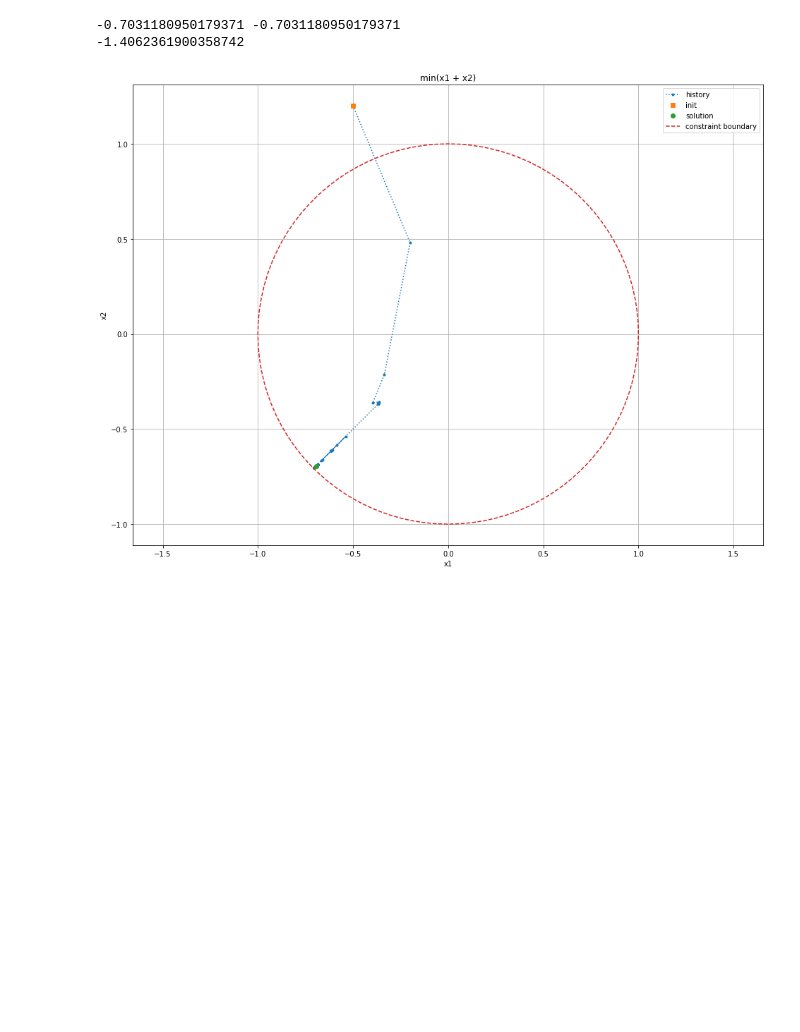
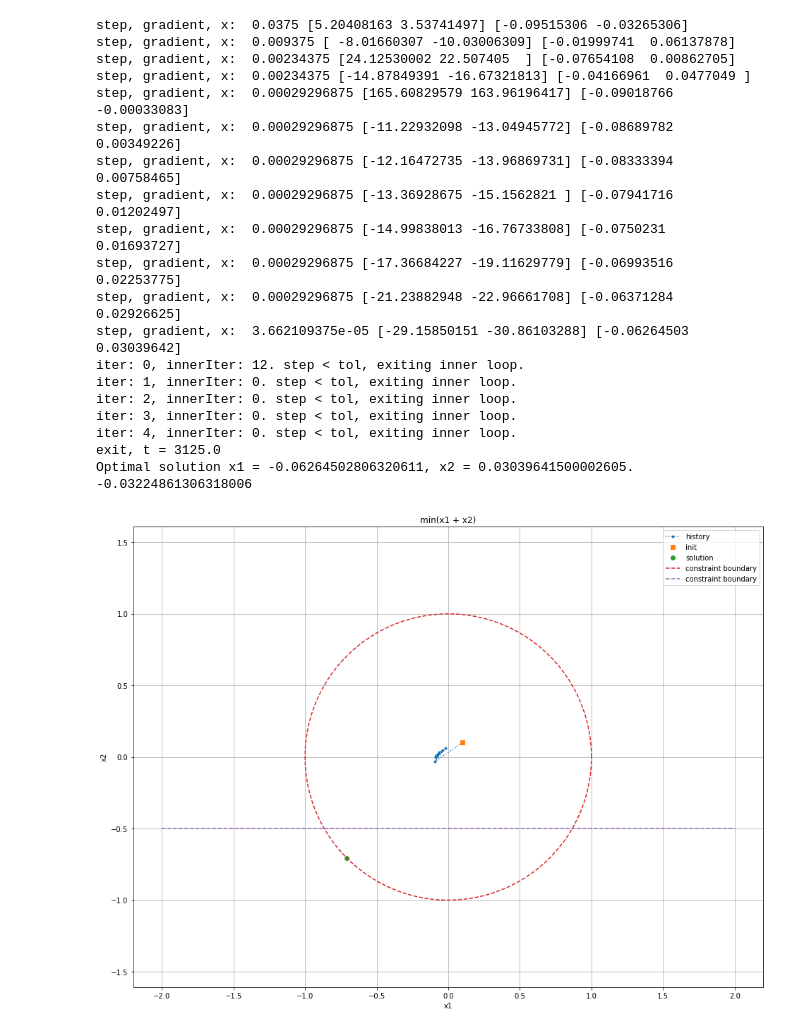
Before and after one commit to Bryce-R/MiniProjects, a Jupyter notebook: Gradient_descent.ipynb, the cells around one changed output. Drawn from its saved outputs; the diff is of its cells as text; code cells hidden in the pictures; blank space fills up the shorter version.

Commit message:
update function signatures for easy swap to diff constraints

```diff
--- a/Gradient_descent.ipynb
+++ b/Gradient_descent.ipynb
@@ -9,13 +9,14 @@ def f1(x1, x2):
   return k[0]*x1 + k[1]*x2
 
 def df1(x1, x2):
-  return k
+  return k/f1(x1,x2)
 # %%
 def circle(x1, x2):
   return x1**2 + x2**2 - 1
 def dcircle(x1, x2):
-  return np.array([2.0*x1, 2.0*x2],dtype=np.double)
-
+  return np.array([2.0*x1, 2.0*x2],dtype=np.double)/circle(x1,x2)
+def circleBarrier(x1,x2):
+  return np.log(-circle(x1, x2))
 def drawCircle():
   num = 101
   rad = np.pi/(num-1)*2
@@ -51,14 +93,15 @@ def BarrierGD(x0):
 
   t = 1.0
   mu = 5.0 # t is scaled by this each outer iteration
-  max_t = 200
+  max_t = 2000
   step_tol = 1e-8
   ## gradient descent on t*f(x) + phi(x)
   # phi(x) is the barrier on inequality constraints phi(x) = -log(-g(x))
   # g(x)<=0.0
   # d(phi(x))/dx = - (d(gx)/dx) / g(x)
-  cons = circle # constraint function
-  dCons = dcircle # constraint function derivative
+  ### constraint function, constraint function derivative, linearAndCircleBarrier
+  # cons, dCons, barrierCons = linearAndCircle, dlinearAndCircle, linearAndCircleBarrier
+  cons, dCons, barrierCons = circle, dcircle, circleBarrier
   k = 1
   for i in range(maxIter):
     step = 0.3
@@ -78,66 +121,93 @@ def BarrierGD(x0):
         else:
           step /= 2.0
     for j in range(maxInnerIter):
-      before_cost = t*f1(x[0], x[1]) - np.log(-(cons(x[0], x[1])))
-      gradient = t*df1(x[0], x[1]) - dCons(x[0],x[1])/cons(x[0],x[1])
+      before_cost = t*f1(x[0], x[1]) - barrierCons(x[0], x[1])
+      gradient = t*df1(x[0], x[1]) - dCons(x[0],x[1])
+      if np.linalg.norm(gradient)<1e-5:
+        print("iter: {}, innerIter: {}. gradien norm < 1e-5, exiting inner loop.".format(i,j))
+        break
       while step >= step_tol:
         x_after = x - step*gradient
         if cons(x_after[0],x_after[1]) >= -1e-5:
           step /= 2.0
           continue
-        after_cost = t*f1(x_after[0], x_after[1]) - np.log(-(cons(x_after[0], x_after[1])))
+        after_cost = t*f1(x_after[0], x_after[1]) - barrierCons(x_after[0], x_after[1])
+        # print(t*f1(x[0], x[1]), barrierCons(x[0], x[1]))
+        # print("before_cost, gradient, after_cost:", before_cost, gradient, after_cost)
         if after_cost < before_cost:
           x_history[:, k] = x_after
           x = x_after
           k += 1
+          print("step, gradient, x: ",step, gradient, x)
           break
         else:
           step /= 2.0
       if(step < step_tol):
+        print('iter: {}, innerIter: {}. step < tol, exiting inner loop.'.format(i,j))
         break
-      # if np.linalg.norm(gradient)<0.001:
-      #   break
     t = t*mu
     if t >= max_t:
+      print("exit, t = {}".format(t))
       break
   x_history = x_history[:,:k]
   return x_history
 # %%
-# x0 = np.array([0.1, 0.1],dtype=np.double)
+x0 = np.array([0.1, 0.1],dtype=np.double)
 # x0 = np.array([-0.5, 0.5],dtype=np.double)
 # x0 = np.array([0.5, -0.5],dtype=np.double)
-x0 = np.array([-0.5, 1.2],dtype=np.double)
+# x0 = np.array([-0.5, 1.2],dtype=np.double)
 
 # opt = GD
 opt = BarrierGD
 
 x_history = opt(x0)
-print(x_history[0,-1], x_history[1,-1])
+# '{:-9} YES votes  {:2.2%}'.format(yes_votes, percentage)
+print('Optimal solution x1 = {}, x2 = {}.'.format(x_history[0,-1], x_history[1,-1]))
 # print(x_history)
 print(f1(x_history[0,-1], x_history[1,-1]))
 # plt.figure(figsize=(12, 9))
 plt.figure(figsize=(16, 12))
 plt.plot(x_history[0,:], x_history[1,:], '.:', label='history')
 plt.plot(x_history[0,0], x_history[1,0], 's', label='init')
 # for i in range(1, x_history.shape[1]):
 #   dx = x_history[0,i] - x_history[0,i-1]
 #   dy = x_history[1,i] - x_history[1,i-1]
 #   plt.arrow(x_history[0,i-1], x_history[1,i-1], dx, dy, head_width=0.04, head_length=0.1, linewidth=1, color='r', length_includes_head=True)
 
-plt.plot([-0.6949794118610169], [-0.6949794118610169], 'o', label='solution')
+plt.plot([-np.sqrt(2)/2], [-np.sqrt(2)/2], 'o', label='solution')
 boundary = drawCircle()
+plt.plot(boundary[0,:], boundary[1,:], '--', label='constraint boundary')
+boundary = drawLinear1()
 plt.plot(boundary[0,:], boundary[1,:], '--', label='constraint boundary')
 plt.axis('equal')
 plt.legend()
 plt.title("min(x1 + x2)")
 plt.xlabel("x1")
 plt.ylabel("x2")
 plt.grid()
 plt.show()
 # %% [output]
--0.7031180950179371 -0.7031180950179371
--1.4062361900358742
+step, gradient, x:  0.0375 [5.20408163 3.53741497] [-0.09515306 -0.03265306]
+step, gradient, x:  0.009375 [ -8.01660307 -10.03006309] [-0.01999741  0.06137878]
+step, gradient, x:  0.00234375 [24.12530002 22.507405  ] [-0.07654108  0.00862705]
+step, gradient, x:  0.00234375 [-14.87849391 -16.67321813] [-0.04166961  0.0477049 ]
+step, gradient, x:  0.00029296875 [165.60829579 163.96196417] [-0.09018766 -0.00033083]
+step, gradient, x:  0.00029296875 [-11.22932098 -13.04945772] [-0.08689782  0.00349226]
+step, gradient, x:  0.00029296875 [-12.16472735 -13.96869731] [-0.08333394  0.00758465]
+step, gradient, x:  0.00029296875 [-13.36928675 -15.1562821 ] [-0.07941716  0.01202497]
+step, gradient, x:  0.00029296875 [-14.99838013 -16.76733808] [-0.0750231   0.01693727]
+step, gradient, x:  0.00029296875 [-17.36684227 -19.11629779] [-0.06993516  0.02253775]
+step, gradient, x:  0.00029296875 [-21.23882948 -22.96661708] [-0.06371284  0.02926625]
+step, gradient, x:  3.662109375e-05 [-29.15850151 -30.86103288] [-0.06264503  0.03039642]
+iter: 0, innerIter: 12. step < tol, exiting inner loop.
+iter: 1, innerIter: 0. step < tol, exiting inner loop.
+iter: 2, innerIter: 0. step < tol, exiting inner loop.
+iter: 3, innerIter: 0. step < tol, exiting inner loop.
+iter: 4, innerIter: 0. step < tol, exiting inner loop.
+exit, t = 3125.0
+Optimal solution x1 = -0.06264502806320611, x2 = 0.03039641500002605.
+-0.03224861306318006
-[figure, old version]
+[figure, new version]
 # %%
 plt.figure(figsize=(12, 9))
 # plt.figure(figsize=(16, 12))
```
Also changed, not shown: parts of 3 cells of this notebook.
